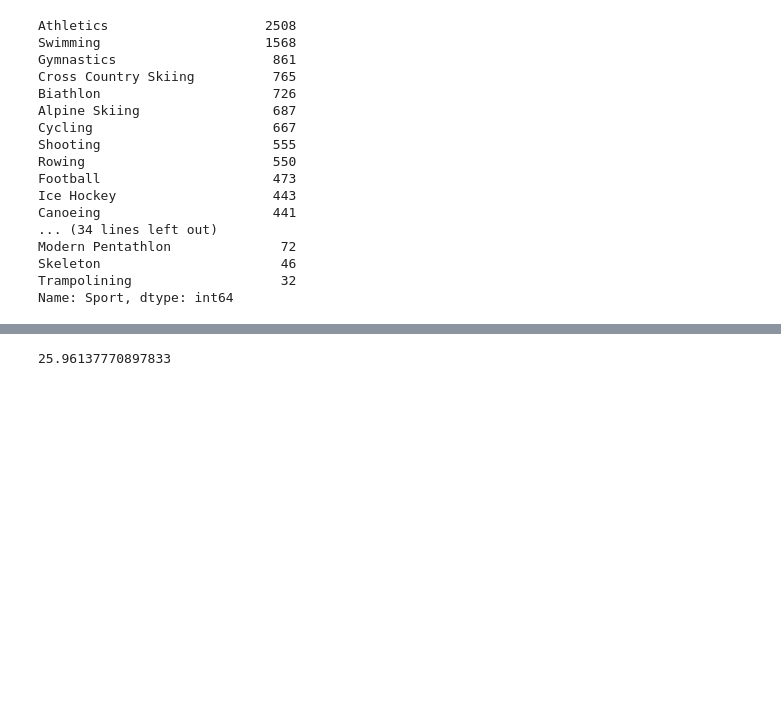
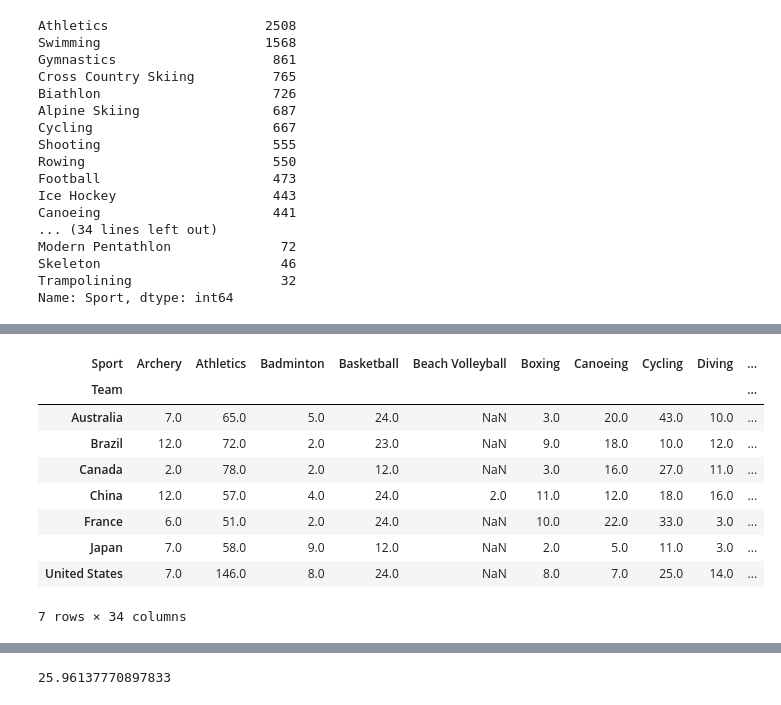
Before and after one commit to suarezpaz/machine-learning-program, a Jupyter notebook: #01. Data Tables & Basic Concepts of Programming/practica_olimpiadas.ipynb, the cells around one changed output, grey strips where cells are left out. Drawn from its saved outputs; the diff is of its cells as text; code cells hidden in the pictures; blank space fills up the shorter version.

```diff
--- a/#01. Data Tables & Basic Concepts of Programming/practica_olimpiadas.ipynb
+++ b/#01. Data Tables & Basic Concepts of Programming/practica_olimpiadas.ipynb
@@ -158,0 +338,15 @@ Name: Sport, dtype: int64
+# %%
+mask = dfres1.isna().sum(axis=1) < 5
+# %%
+dfres1[mask]
+# %% [output]
+| Sport | Archery | Athletics | Badminton | Basketball | Beach Volleyball | Boxing | Canoeing | Cycling | Diving | ... |
+| Team |  |  |  |  |  |  |  |  |  | ... |
+| Australia | 7.0 | 65.0 | 5.0 | 24.0 | NaN | 3.0 | 20.0 | 43.0 | 10.0 | ... |
+| Brazil | 12.0 | 72.0 | 2.0 | 23.0 | NaN | 9.0 | 18.0 | 10.0 | 12.0 | ... |
+| Canada | 2.0 | 78.0 | 2.0 | 12.0 | NaN | 3.0 | 16.0 | 27.0 | 11.0 | ... |
+| China | 12.0 | 57.0 | 4.0 | 24.0 | 2.0 | 11.0 | 12.0 | 18.0 | 16.0 | ... |
+| France | 6.0 | 51.0 | 2.0 | 24.0 | NaN | 10.0 | 22.0 | 33.0 | 3.0 | ... |
+| Japan | 7.0 | 58.0 | 9.0 | 12.0 | NaN | 2.0 | 5.0 | 11.0 | 3.0 | ... |
+| United States | 7.0 | 146.0 | 8.0 | 24.0 | NaN | 8.0 | 7.0 | 25.0 | 14.0 | ... |
+7 rows × 34 columns
```
Also changed, not shown: parts of 38 cells of this notebook, 3 other files.
